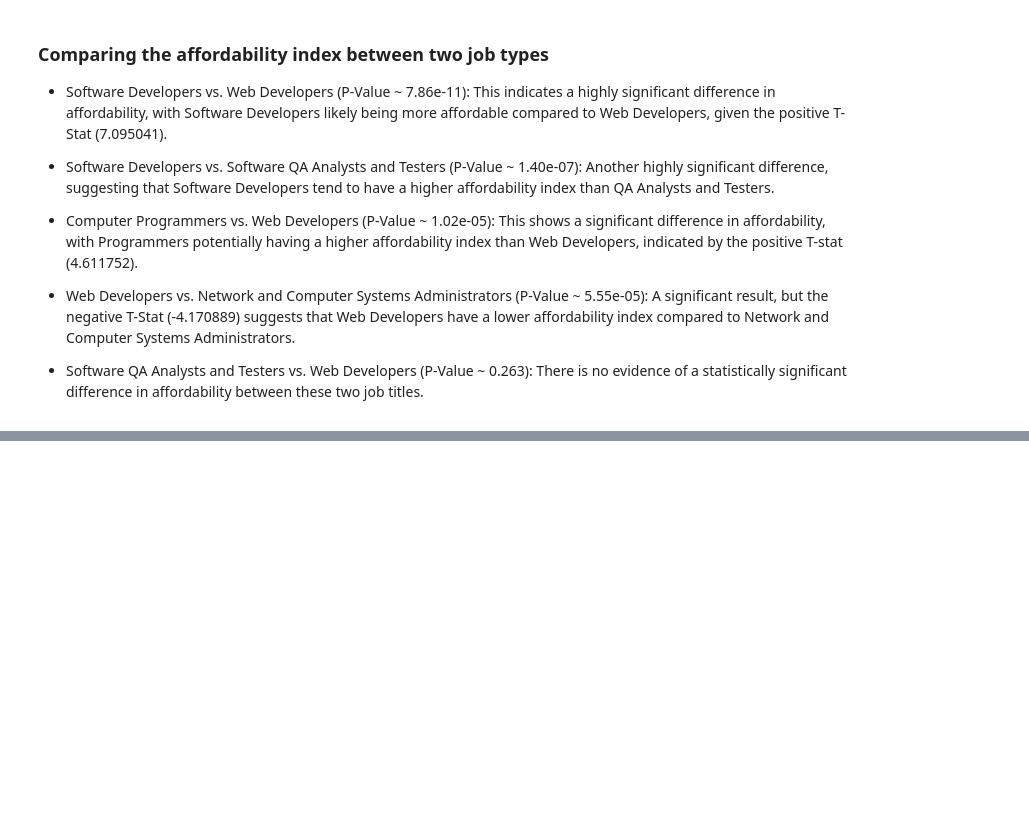
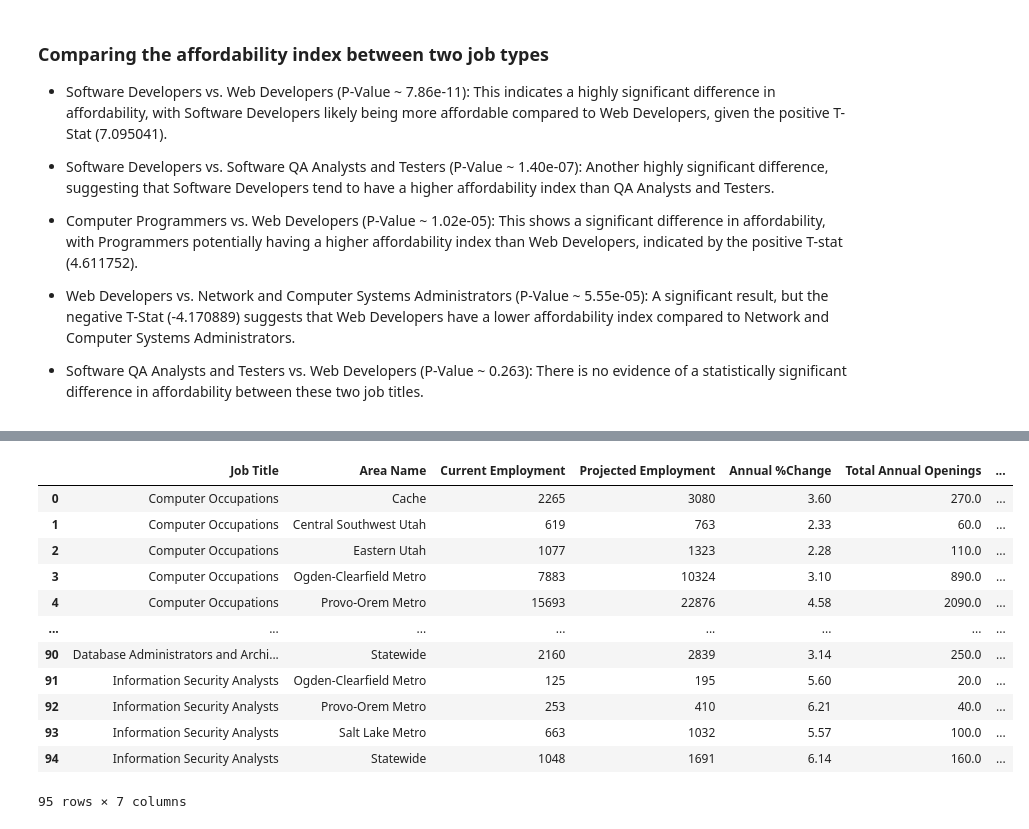
Before and after one commit to Tyler-Johnston/Utah-Programmer-Job-Market-Analysis, a Jupyter notebook: project.ipynb, the cells around one changed output, grey strips where cells are left out. Cells and saved outputs as stored; diff of their text form; code cells hidden in the pictures; blank space fills up the shorter version.

```diff
--- a/project.ipynb
+++ b/project.ipynb
@@ -220,0 +348,17 @@ affordabilityTTests(combined_df)
+# %%
+projections = pd.read_excel("projection.xlsx", columns=['job-title', 'area-name', 'current-employment', 'projected-employment', 'annual-percent-change', 'total-annual-openings', 'star-rating'])
+display(projections)
+# %% [output]
+|  | Job Title | Area Name | Current Employment | Projected Employment | Annual %Change | Total Annual Openings | ... |
+| 0 | Computer Occupations | Cache | 2265 | 3080 | 3.60 | 270.0 | ... |
+| 1 | Computer Occupations | Central Southwest Utah | 619 | 763 | 2.33 | 60.0 | ... |
+| 2 | Computer Occupations | Eastern Utah | 1077 | 1323 | 2.28 | 110.0 | ... |
+| 3 | Computer Occupations | Ogden-Clearfield Metro | 7883 | 10324 | 3.10 | 890.0 | ... |
+| 4 | Computer Occupations | Provo-Orem Metro | 15693 | 22876 | 4.58 | 2090.0 | ... |
+| ... | ... | ... | ... | ... | ... | ... | ... |
+| 90 | Database Administrators and Archi... | Statewide | 2160 | 2839 | 3.14 | 250.0 | ... |
+| 91 | Information Security Analysts | Ogden-Clearfield Metro | 125 | 195 | 5.60 | 20.0 | ... |
+| 92 | Information Security Analysts | Provo-Orem Metro | 253 | 410 | 6.21 | 40.0 | ... |
+| 93 | Information Security Analysts | Salt Lake Metro | 663 | 1032 | 5.57 | 100.0 | ... |
+| 94 | Information Security Analysts | Statewide | 1048 | 1691 | 6.14 | 160.0 | ... |
+95 rows × 7 columns
```
Also changed, not shown: parts of 9 cells of this notebook, 8 other files.
